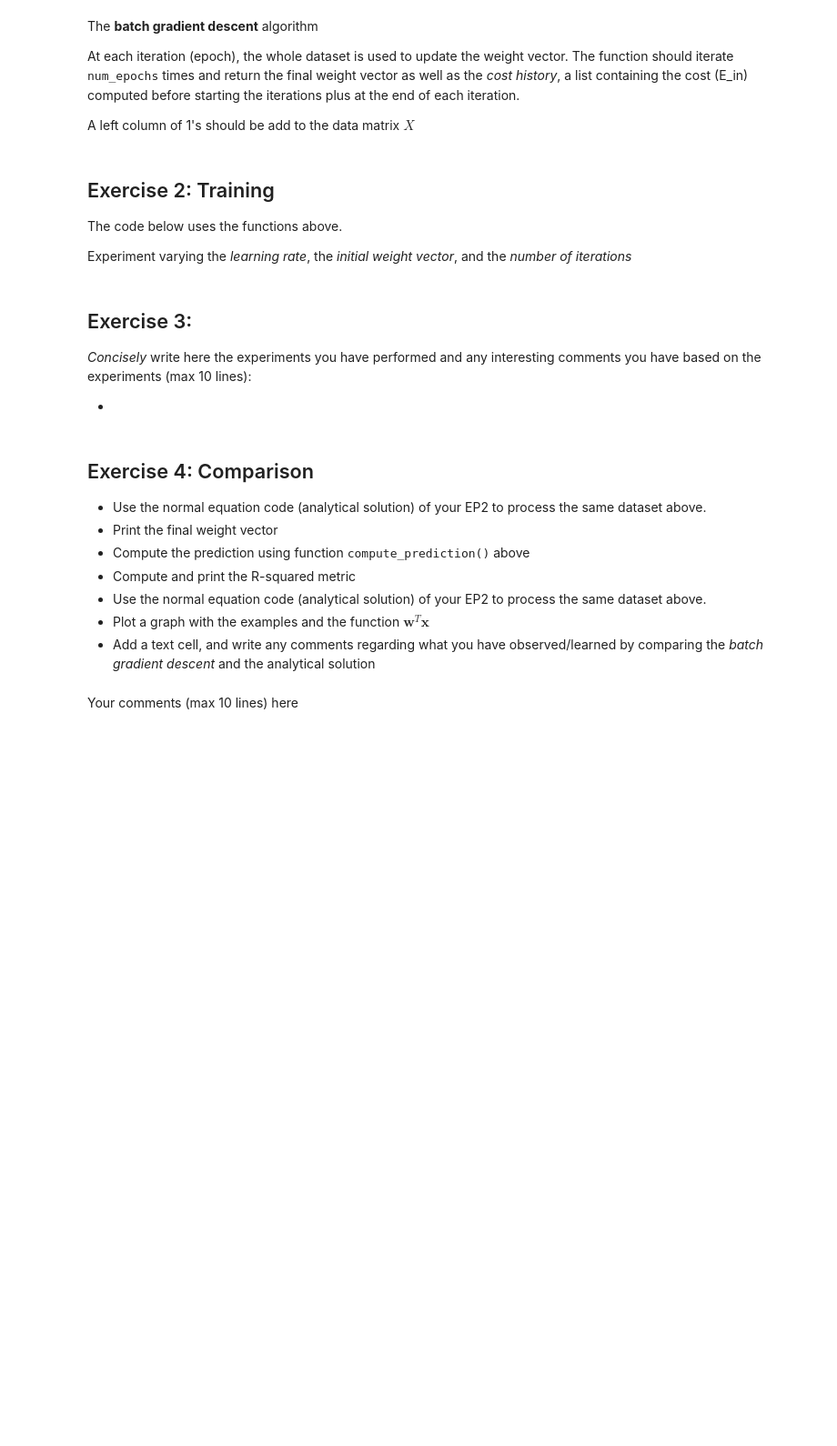
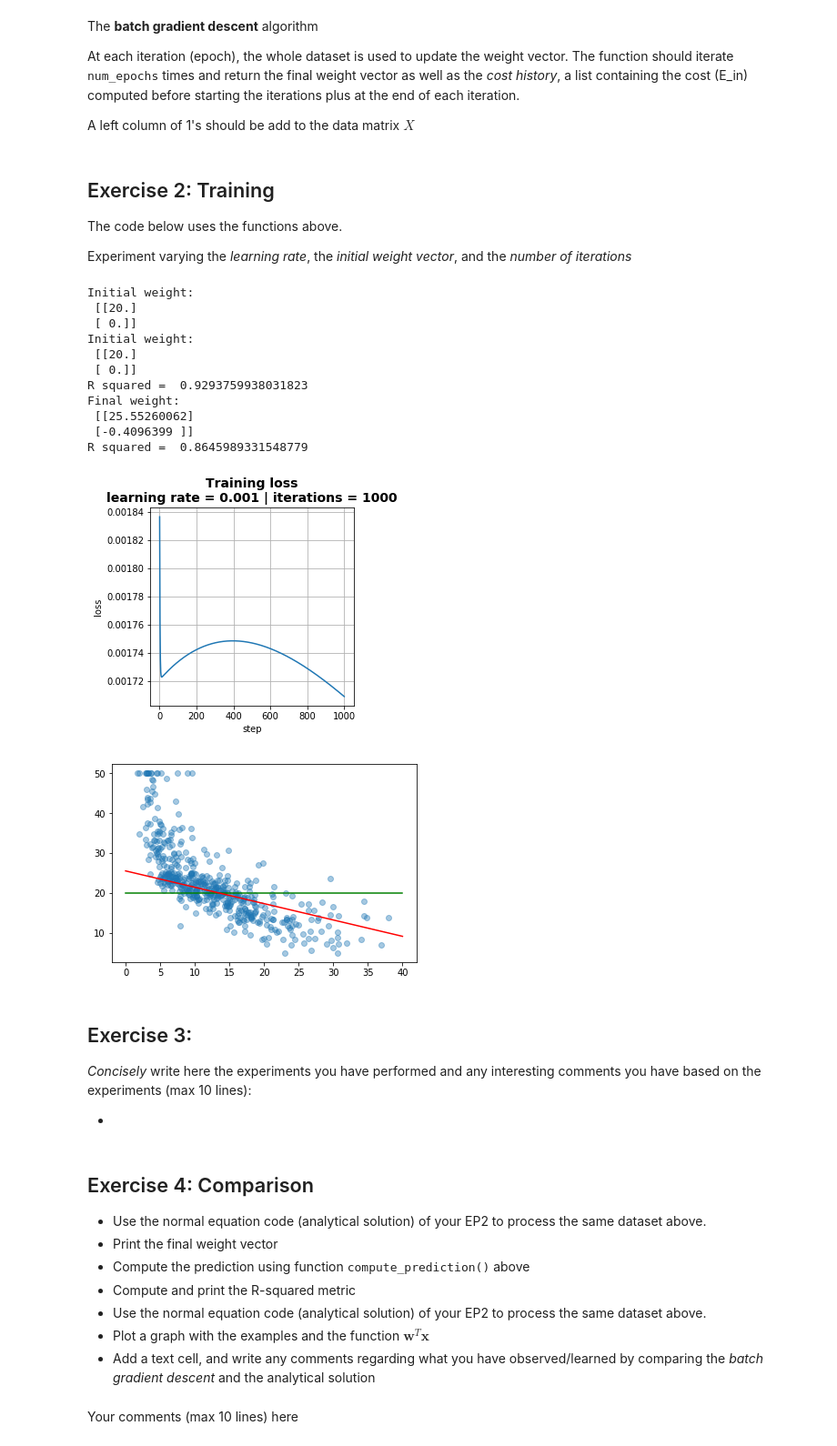
Before and after one commit to MLaurentys/NinthSemester, a Jupyter notebook: MAC0460/pe03/ep03_linreg_GD.ipynb, the cells around one changed output. Shown: that part at 91% size. Saved outputs shown, nothing was run; the diff lists cells and outputs as text; code cells hidden in the pictures; blank space fills up the shorter version.

```diff
--- a/MAC0460/pe03/ep03_linreg_GD.ipynb
+++ b/MAC0460/pe03/ep03_linreg_GD.ipynb
@@ -135,10 +152,11 @@ def compute_cost(Xe, y, w):
     """
 
     # START OF YOUR CODE:
-    raise NotImplementedError("Function compute_cost() is not implemented")
+    predictions = Xe @ w
+    J = r_squared(y, predictions)
     # END YOUR CODE
 
-    return J
+    return 1/len(Xe) * J
 # %%
 # computation of the gradient
 def compute_wgrad(Xe, y, w):
@@ -156,7 +174,21 @@ def compute_wgrad(Xe, y, w):
     """
 
     # START OF YOUR CODE:
-    raise NotImplementedError("Function compute_wgrad() is not implemented")
+    N = len(Xe)
+    d = len(Xe[0])
+    lines = Xe[:, 1]
+    y_hat = Xe @ w
+    grad = [
+            (y_hat - y).sum(),
+            np.dot((y_hat - y)[:, 0], lines)
+           ]
+    grad = 2/N * np.asarray(grad, dtype=np.float64)
+    grad = grad.reshape(len(grad), 1)
     # END YOUR CODE
 
     return grad
+
+w = np.array([[20], [0]])
+Xe = add_feature_ones(X)
+g = compute_wgrad(Xe, y, w)
+print(g)
@@ -191,7 +226,14 @@ def batch_gradient_descent(X, y, w, learning_rate=0.001, num_epochs=100):
     """
 
     # START OF YOUR CODE:
-    raise NotImplementedError("Function batch_gradient_descent() is not implemented")
+    Xe = add_feature_ones(X)
+    w_current = w.copy()
+    cost_history = [float('nan') for i in range(num_epochs)]
+    for i in range (num_epochs):
+        cost_history[i] = compute_cost(Xe, y, w_current)
+        grad = compute_wgrad(Xe, y, w_current)
+        aux = -1 * grad * learning_rate
+        np.add(w_current, aux, out=w_current)
     # END YOUR CODE
 
     return w_current, cost_history
@@ -210,7 +252,8 @@ def compute_prediction(X, w):
     """
 
     # START OF YOUR CODE:
-    raise NotImplementedError("Function compute_prediction() is not implemented")
+    Xe = add_feature_ones(X)
+    prediction = Xe @ w
     # END YOUR CODE
 
     return prediction
@@ -222,31 +265,48 @@ The code below uses the functions above.
 Experiment varying the *learning rate*, the *initial weight vector*, and the *number of iterations*
 # %%
 learning_rate = 0.001
-initial_w = np.array([[20], [0]])
+initial_w = np.array([[20.0], [0.0]])
 print("Initial weight:\n", initial_w)
-iterations = 500
+iterations = 1000
+
+prediction = compute_prediction(X,initial_w)
+print("Initial weight:\n", initial_w)
+r_2 = r_squared(y, prediction)
+print("R squared = ", r_2)
 
 w, cost_history = batch_gradient_descent(X, y, initial_w, \
                                          learning_rate, iterations)
 
 prediction = compute_prediction(X,w)
-
 print("Final weight:\n", w)
-
 r_2 = r_squared(y, prediction)
 print("R squared = ", r_2)
 
 simple_step_plot(
     [cost_history], 'loss',
     'Training loss\nlearning rate = {} | iterations = {}'.format(learning_rate, iterations))
 
 plt.scatter(X[:,0], y, alpha=0.4)
 x_reg = np.linspace(0, 40, 100)
 y_reg = initial_w[1]*x_reg + initial_w[0]
 plt.plot(x_reg, y_reg, c='g')
 y_reg = w[1]*x_reg + w[0]
 plt.plot(x_reg, y_reg, c='r')
 plt.show()
+# %% [output]
+Initial weight:
+ [[20.]
+ [ 0.]]
+Initial weight:
+ [[20.]
+ [ 0.]]
+R squared =  0.9293759938031823
+Final weight:
+ [[25.55260062]
+ [-0.4096399 ]]
+R squared =  0.8645989331548779
+[figure, added]
+[figure, added]
 # %% [markdown]
 ## Exercise 3:
 *Concisely* write here the experiments you have performed and any interesting comments you have based on the experiments (max 10 lines):
```
Also changed, not shown: parts of 3 cells of this notebook.
